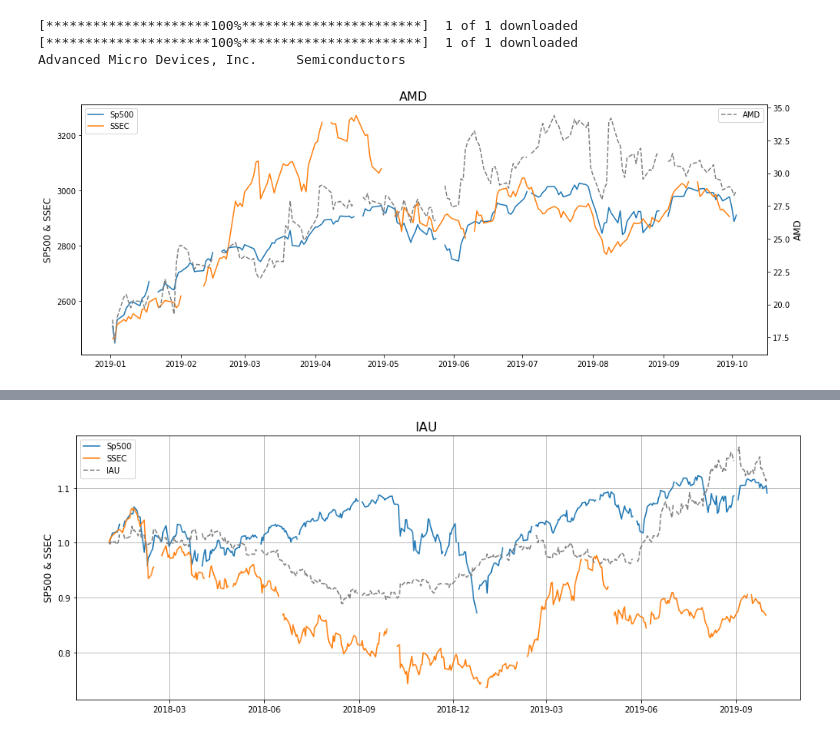
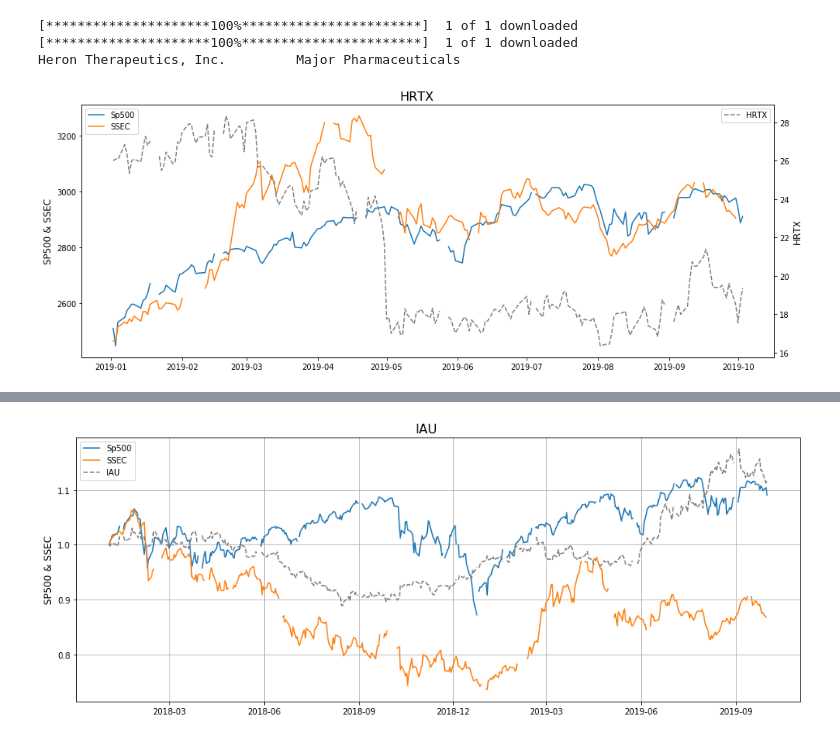
Before and after one commit to derrickfwang/Stock_Related_Scripts, a Jupyter notebook: Stock Analysis_Yahoo_Tushare_AlphaVantage_AllTemplates.ipynb, the cells around one changed output, grey strips where cells are left out. Cells and saved outputs as stored; diff of their text form; code cells hidden in the pictures.

```diff
--- a/Stock Analysis_Yahoo_Tushare_AlphaVantage_AllTemplates.ipynb
+++ b/Stock Analysis_Yahoo_Tushare_AlphaVantage_AllTemplates.ipynb
@@ -158,11 +171,11 @@ def drawUsCnStocksRelative(Merged, ticker):
 # %%
-US_Stock = 'AMD'
+US_Stock = 'HRTX'
 start = '2019-01-01'
-end = '2019-10-04'
+end = str(date.today())
 df = getUsCnStock(US_Stock, start, end)
 drawUsCnStocks(df, US_Stock)
 # %% [output]
 [*********************100%***********************]  1 of 1 downloaded
 [*********************100%***********************]  1 of 1 downloaded
-Advanced Micro Devices, Inc.     Semiconductors
+Heron Therapeutics, Inc.         Major Pharmaceuticals
-[figure, old version]
+[figure, new version]
```
Also changed, not shown: parts of 16 cells of this notebook.
